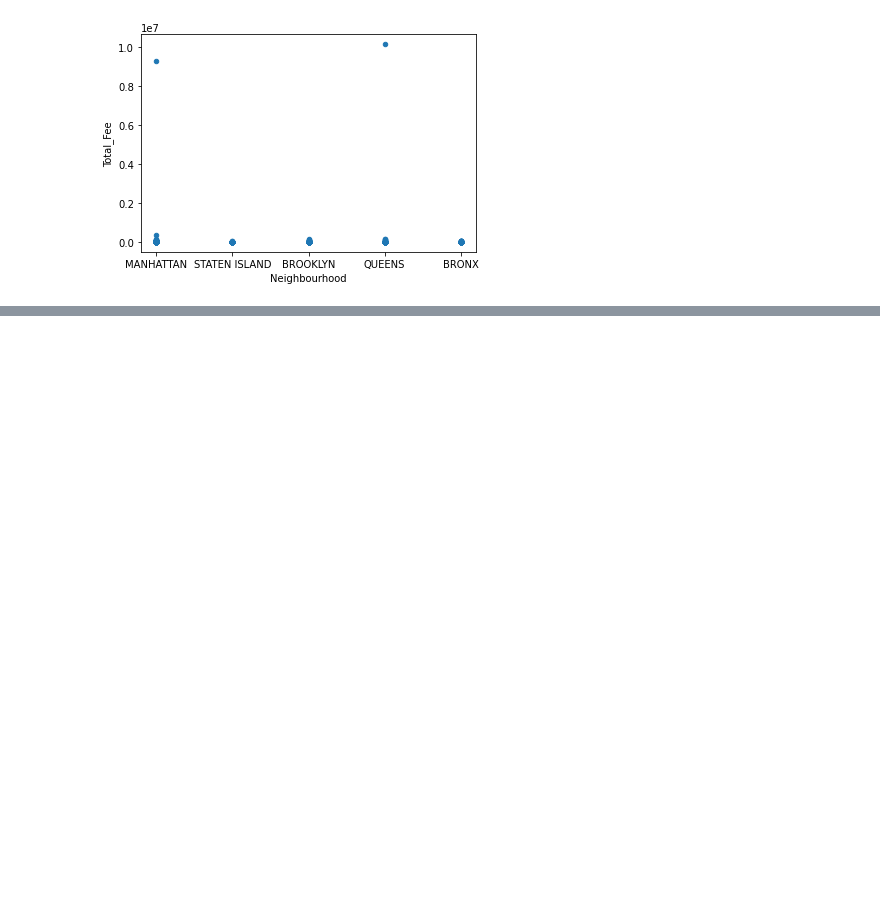
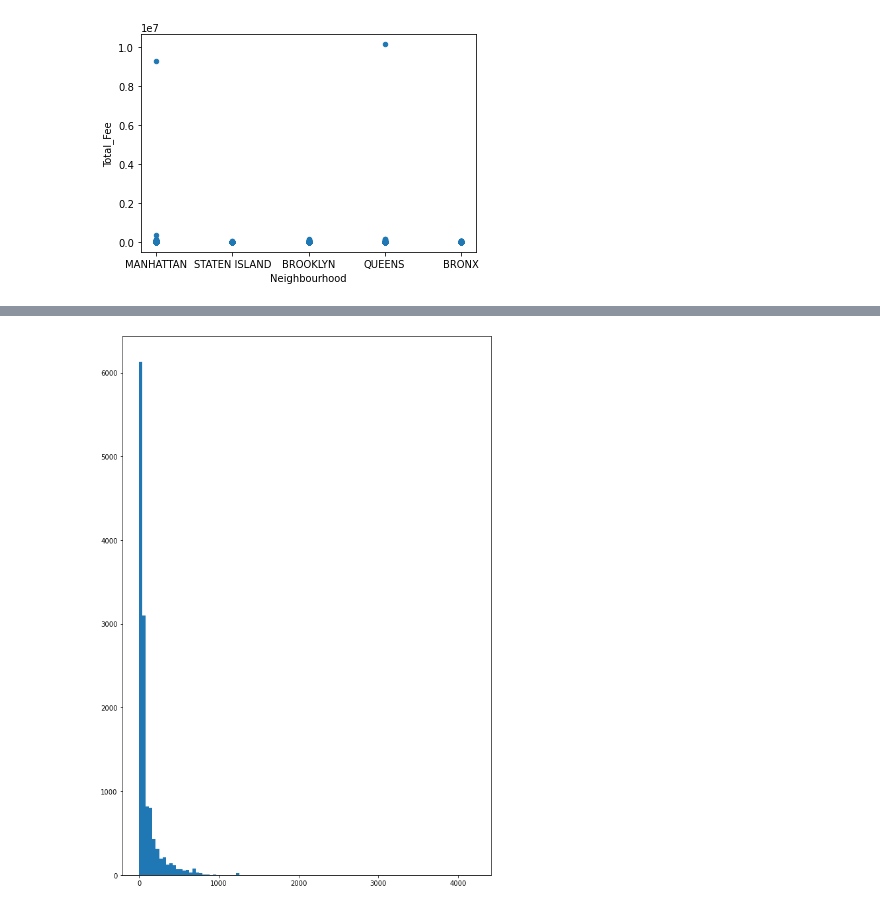
Before and after one commit to crcoronado/Datascience1, a Jupyter notebook: ActividadClase_V2 (1).ipynb, the cells around one changed output, grey strips where cells are left out. Cells and saved outputs as stored; diff of their text form; code cells hidden in the pictures; blank space fills up the shorter version.

```diff
--- a/ActividadClase_V2 (1).ipynb
+++ b/ActividadClase_V2 (1).ipynb
@@ -383,0 +427,7 @@ fig.show()
+# %%
+plt.figure(figsize=(10, 15))
+#plt.hist(df.iloc[1:10000]['Total_Fee'], 10)
+plt.hist(df['Existing_Height'],100)
+plt.show()
+# %% [output]
+[figure, added]
```
Also changed, not shown: parts of 17 cells of this notebook, 1 other file.
